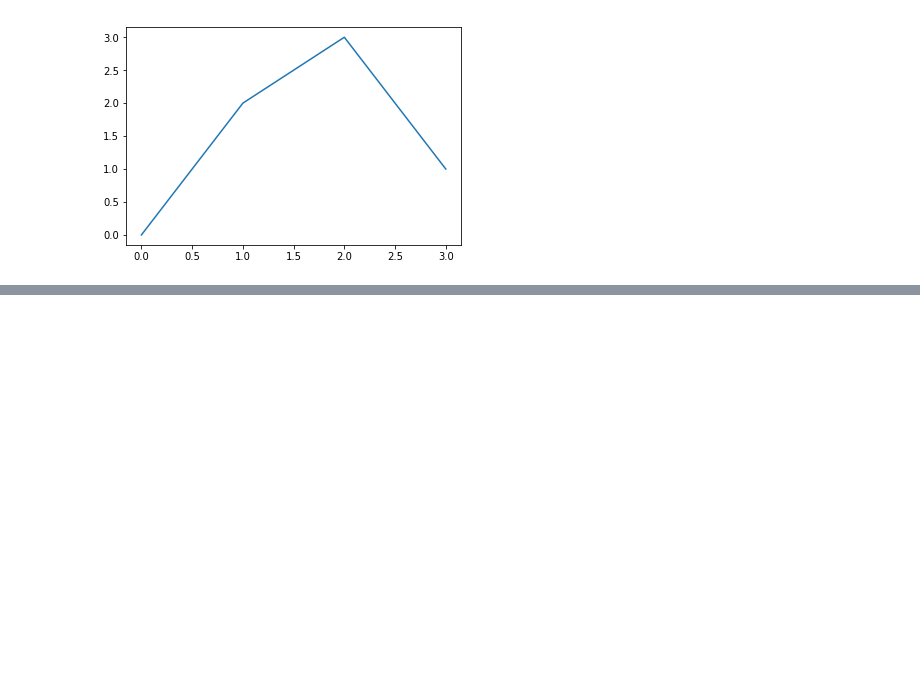
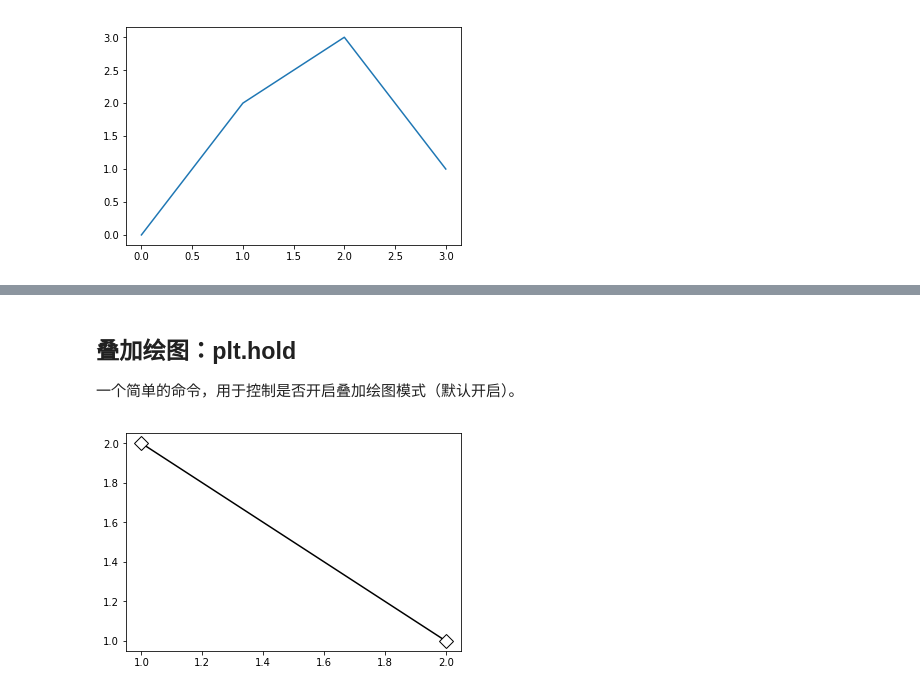
Before and after one commit to wklchris/Note-by-Jupyter, a Jupyter notebook: Python/Matplotlib.ipynb, the cells around one changed output, grey strips where cells are left out. Saved outputs shown, nothing was run; the diff lists cells and outputs as text; code cells hidden in the pictures; blank space fills up the shorter version.

```diff
--- a/Python/Matplotlib.ipynb
+++ b/Python/Matplotlib.ipynb
@@ -40,0 +81,11 @@ plt.show()
+# %% [markdown]
+## 叠加绘图：plt.hold
+
+一个简单的命令，用于控制是否开启叠加绘图模式（默认开启）。
+# %%
+plt.plot([1, 2], [1, 2], 'r-')  # 这条命令被后面的覆盖了，没有显示出来
+plt.hold(False)
+plt.plot([1, 2], [2, 1], 'k-D', markersize=10, markerfacecolor='w')
+plt.show()
+# %% [output]
+[figure, added]
```
Also changed, not shown: parts of 28 cells of this notebook, 1 other file.
